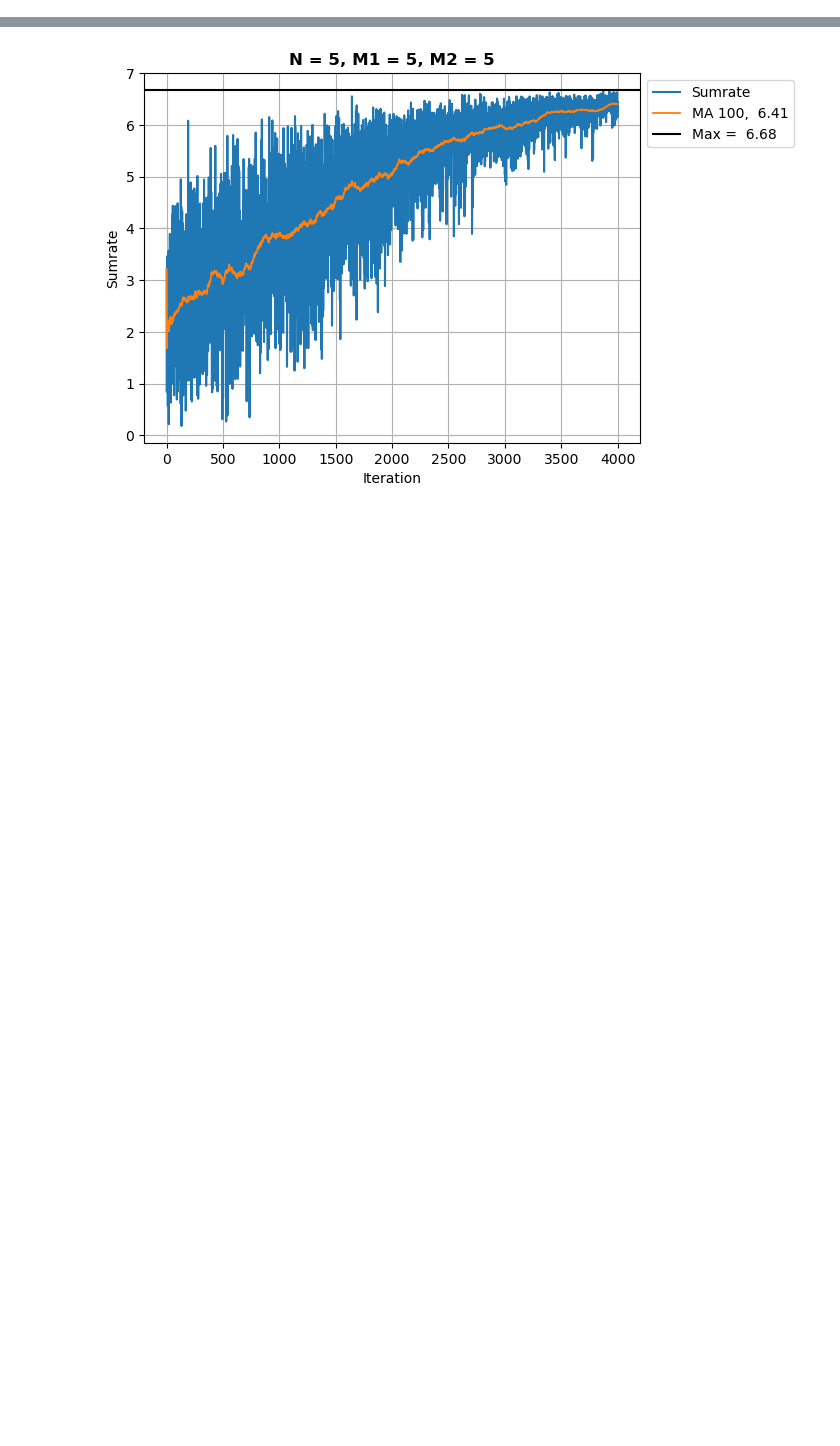
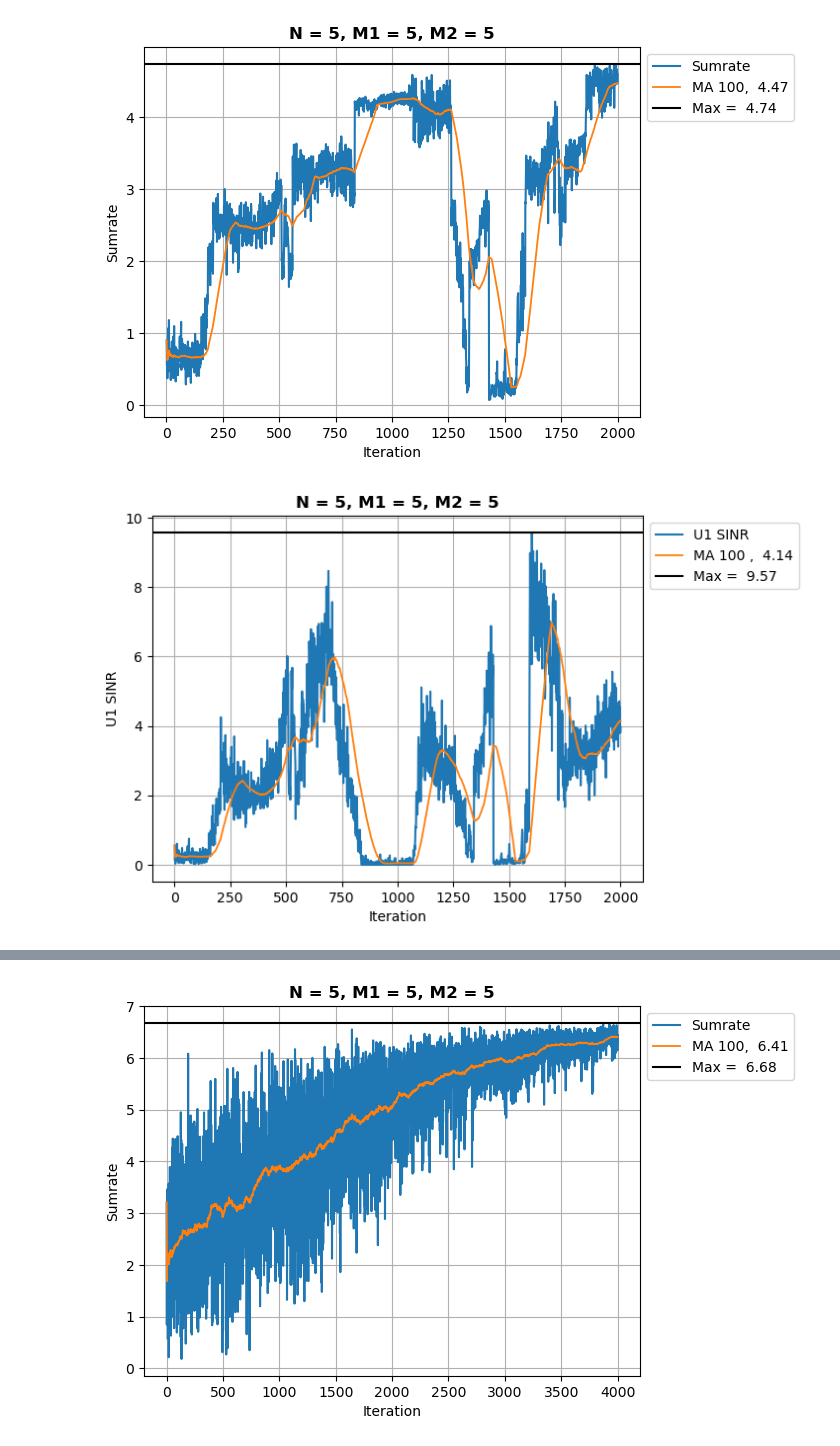
Before and after one commit to DanesH-Abdollahi/IRS-Project, a Jupyter notebook: src/main.ipynb, the cells around one changed output, grey strips where cells are left out. Saved outputs shown, nothing was run; the diff lists cells and outputs as text; code cells hidden in the pictures; blank space fills up the shorter version.

```diff
--- a/src/main.ipynb
+++ b/src/main.ipynb
@@ -214,0 +273,5 @@ U22.w = U21.w
+# %%
+agent1 = run2(2000, variable_noise=False, env=env2)
+# %% [output]
+[figure, added]
+[figure, added]
```
Also changed, not shown: parts of 9 cells of this notebook, 3 other files.
